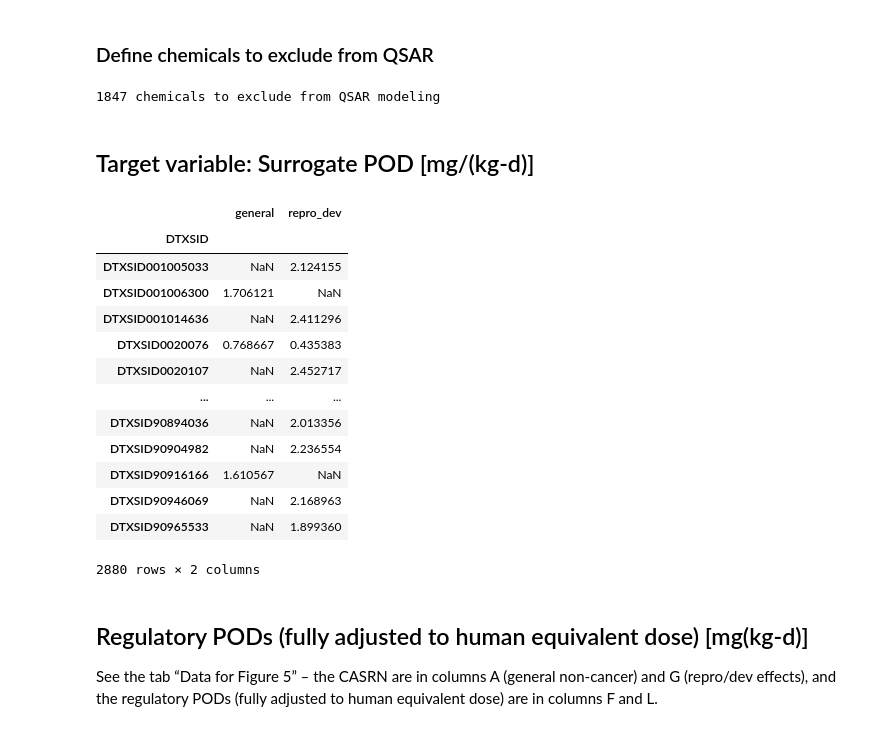
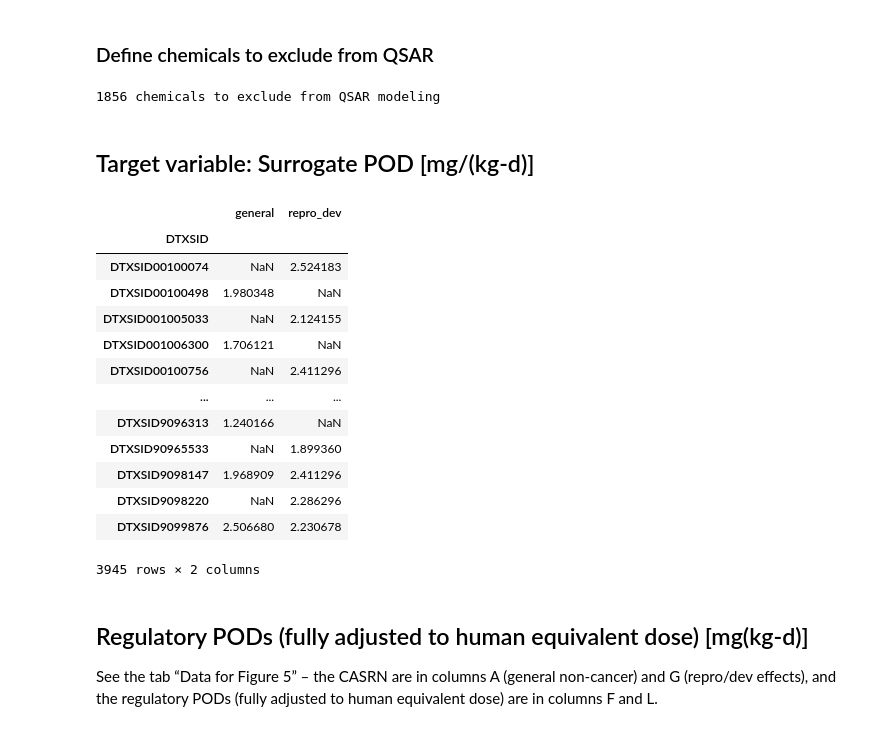
Before and after one commit to jkvasnicka/Two-Stage-ML-Oral-PODs, a Jupyter notebook: lcia_qsar/2-Parse-Raw-Data-LCIA-QSAR.ipynb, the cells around one changed output. Drawn from its saved outputs; the diff is of its cells as text; code cells hidden in the pictures.

Commit message:
* Define chemicals_to_exclude from OPERA QSAR filter

```diff
--- a/lcia_qsar/2-Parse-Raw-Data-LCIA-QSAR.ipynb
+++ b/lcia_qsar/2-Parse-Raw-Data-LCIA-QSAR.ipynb
@@ -53,52 +53,52 @@ chem_identifiers
 # %% [markdown]
 ### Define chemicals to exclude from QSAR
 # %%
-chemicals_to_exclude = (
-    comptox.chemicals_to_exclude_from_qsar(
-        chem_identifiers['QSAR_READY_SMILES']))
+chemicals_to_exclude = opera.chemicals_to_exclude_from_qsar(
+    config.chemical_id_dev_file,
+    config.chemical_structures_dev_file
+)
 
 print(len(chemicals_to_exclude), 'chemicals to exclude from QSAR modeling')
 # %% [output]
-1847 chemicals to exclude from QSAR modeling
+1856 chemicals to exclude from QSAR modeling
 # %% [markdown]
 ## Target variable: Surrogate POD [mg/(kg-d)]
 # %%
 sheet_name = 'ORAL'
 tox_metric = 'POD [mg/kg-d]'
 
 # Map original keys to preferred keys for the return.
 effect_mapper = {
     'non-reproductive/developmental effects' : 'general',
     'reproductive/developmental effects' : 'repro_dev'
 }
 
 surrogate_pods = parse.surrogate_toxicity_values_from_excel(
     config.raw_surrogate_pods_file,
     sheet_name,
     tox_metric,
     index_col.lower(),
     log10=True,
-    chemicals_to_exclude=chemicals_to_exclude,
     effect_mapper=effect_mapper,
     write_path=config.surrogate_pods_file
 )
 
 surrogate_pods
 # %% [output]
 |  | general | repro_dev |
 | DTXSID |  |  |
+| DTXSID00100074 | NaN | 2.524183 |
+| DTXSID00100498 | 1.980348 | NaN |
 | DTXSID001005033 | NaN | 2.124155 |
 | DTXSID001006300 | 1.706121 | NaN |
-| DTXSID001014636 | NaN | 2.411296 |
-| DTXSID0020076 | 0.768667 | 0.435383 |
-| DTXSID0020107 | NaN | 2.452717 |
+| DTXSID00100756 | NaN | 2.411296 |
 | ... | ... | ... |
-| DTXSID90894036 | NaN | 2.013356 |
-| DTXSID90904982 | NaN | 2.236554 |
-| DTXSID90916166 | 1.610567 | NaN |
-| DTXSID90946069 | NaN | 2.168963 |
+| DTXSID9096313 | 1.240166 | NaN |
 | DTXSID90965533 | NaN | 1.899360 |
+| DTXSID9098147 | 1.968909 | 2.411296 |
+| DTXSID9098220 | NaN | 2.286296 |
+| DTXSID9099876 | 2.506680 | 2.230678 |
-2880 rows × 2 columns
+3945 rows × 2 columns
 # %% [markdown]
 ## Regulatory PODs (fully adjusted to human equivalent dose) [mg(kg-d)]
 
```
Also changed, not shown: parts of 7 cells of this notebook, 35 other files.
